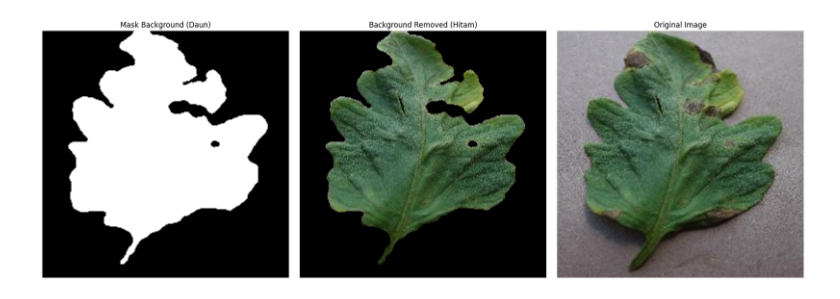
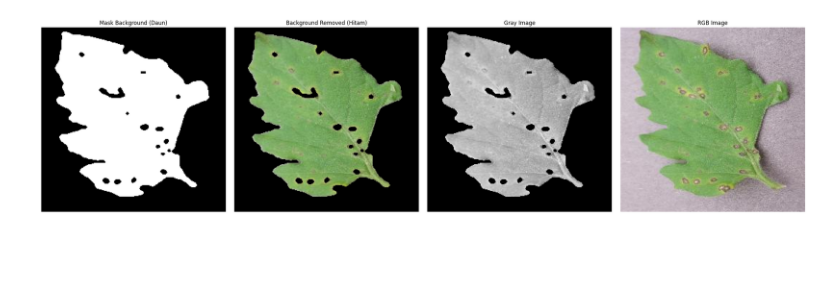
Before and after one commit to nadinmufidaaa/PCD-LETSGOWW, a Jupyter notebook: masking_p3.ipynb, the cells around one changed output. Saved outputs shown, nothing was run; the diff lists cells and outputs as text; code cells hidden in the pictures; blank space fills up the shorter version.

```diff
--- a/masking_p3.ipynb
+++ b/masking_p3.ipynb
@@ -107,7 +107,7 @@ def filter(img, size, mode):
 
     return canvas
 # %%
-daun_bgr = cv.imread('archive/tomato/early.JPG')
+daun_bgr = cv.imread('archive/tomato/septoria.JPG')
 daun_rgb = cv.cvtColor(daun_bgr, cv.COLOR_BGR2RGB)
 daun_gray = cv.cvtColor(daun_bgr, cv.COLOR_BGR2GRAY)
 
@@ -131,36 +131,43 @@ mask_fg_clean = filter(mask_fg, 5, 'median')
 
 daun_removed = np.zeros((tinggi, lebar, 3), dtype=np.uint8)
 
 for i in range(tinggi):
     for j in range(lebar):
         if mask_fg_clean[i, j] == 255:
             daun_removed[i, j, 0] = daun_rgb[i, j, 0]
             daun_removed[i, j, 1] = daun_rgb[i, j, 1]
             daun_removed[i, j, 2] = daun_rgb[i, j, 2]
         else:
             daun_removed[i, j, 0] = 0
             daun_removed[i, j, 1] = 0
             daun_removed[i, j, 2] = 0
 
-plt.figure(figsize=(18, 6))
+daun_removed_gray = cv.cvtColor(daun_removed, cv.COLOR_RGB2GRAY)
+
+plt.figure(figsize=(24, 6))
 
 
-plt.subplot(1, 3, 1)
+plt.subplot(1, 4, 1)
 plt.imshow(mask_fg_clean, cmap='gray')
 plt.title('Mask Background (Daun)')
 plt.axis('off')
 
-plt.subplot(1, 3, 2)
+plt.subplot(1, 4, 2)
 plt.imshow(daun_removed)
 plt.title('Background Removed (Hitam)')
 plt.axis('off')
 
-plt.subplot(1, 3, 3)
+plt.subplot(1, 4, 3)
+plt.imshow(daun_removed_gray, cmap='gray')
+plt.title('Gray Image')
+plt.axis('off')
+
+plt.subplot(1, 4, 4)
 plt.imshow(daun_rgb)
-plt.title('Original Image')
+plt.title('RGB Image')
 plt.axis('off')
 
 plt.tight_layout()
 plt.show()
 # %% [output]
-[figure, old version]
+[figure, new version]
```
Also changed, not shown: 8 other files.
